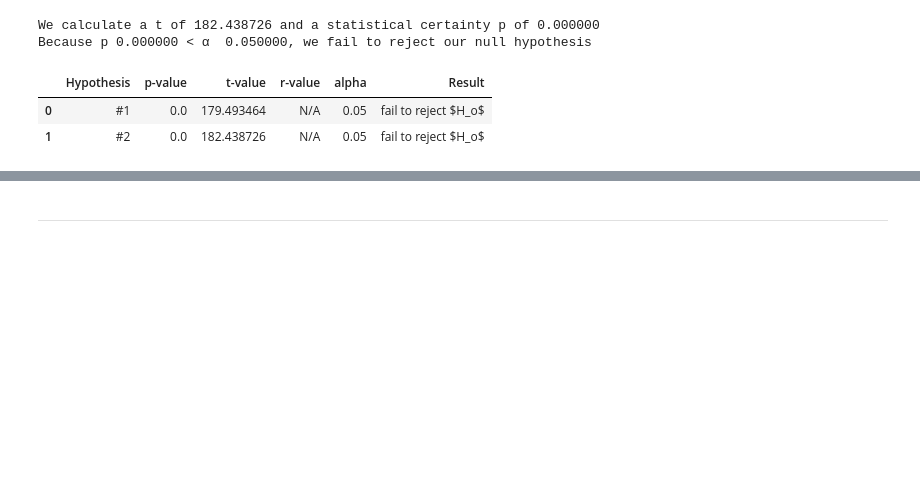
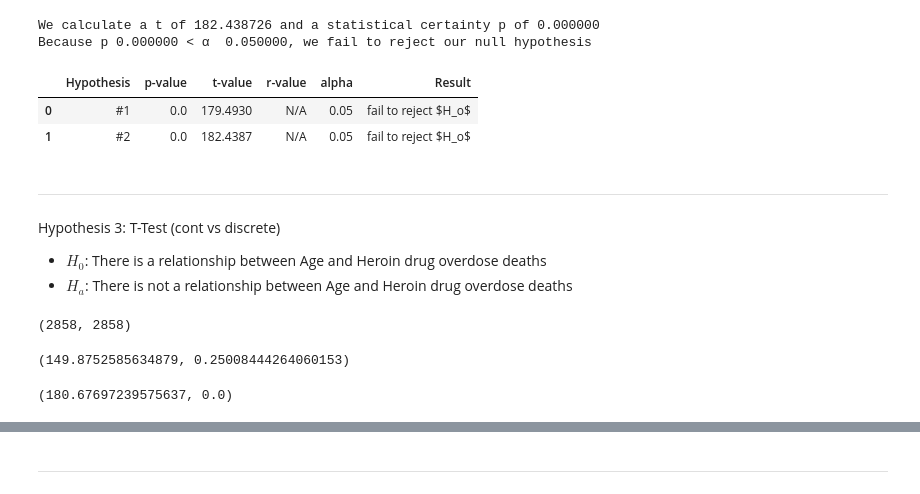
Before and after one commit to natasharivers/individual_project, a Jupyter notebook: Initial Regression Notebook.ipynb, the cells around one changed output, grey strips where cells are left out. Drawn from its saved outputs; the diff is of its cells as text; code cells hidden in the pictures; blank space fills up the shorter version.

```diff
--- a/Initial Regression Notebook.ipynb
+++ b/Initial Regression Notebook.ipynb
@@ -316,7 +316,7 @@ corr
 | White | -0.077570 | 0.018170 | -0.150437 | -0.029017 | 0.059655 | 0.053242 | -0.005827 | 0.035489 | ... |
 # %%
 #split data using od_deaths_split function from prepare file
-train, validate, test, X_train, y_train, X_validate, y_validate, X_test, y_test = prepare.od_deaths_split(df, 'Race')
+train, validate, test, X_train, y_train, X_validate, y_validate, X_test, y_test = prepare.od_deaths_split(df, 'Age')
 # %% [output]
 train -> (2858, 32)
 validate -> (1226, 32)
@@ -486,8 +483,8 @@ Because p 0.000000 < α  0.050000, we fail to reject our null hypothesis
 # %%
 hypothesis_df = pd.DataFrame(data=[{
     'Hypothesis': '#1',
-    'p-value': p,
-    't-value': t,
+    'p-value': (round(p,4)),
+    't-value': (round(t,3)),
     'r-value': 'N/A',
     'alpha': alpha,
     'Result': 'fail to reject $H_o$'
@@ -531,17 +530,41 @@ Because p 0.000000 < α  0.050000, we fail to reject our null hypothesis
 # %%
 hypothesis_df = hypothesis_df.append(
     {
     'Hypothesis': '#2',
-    'p-value': p,
-    't-value': t,
+    'p-value': (round(p,4)),
+    't-value': (round(t,4)),
     'r-value': 'N/A',
     'alpha': alpha,
     'Result': 'fail to reject $H_o$'},
     ignore_index= True
     )
 
 hypothesis_df
 # %% [output]
 |  | Hypothesis | p-value | t-value | r-value | alpha | Result |
-| 0 | #1 | 0.0 | 179.493464 | N/A | 0.05 | fail to reject $H_o$ |
-| 1 | #2 | 0.0 | 182.438726 | N/A | 0.05 | fail to reject $H_o$ |
+| 0 | #1 | 0.0 | 179.4930 | N/A | 0.05 | fail to reject $H_o$ |
+| 1 | #2 | 0.0 | 182.4387 | N/A | 0.05 | fail to reject $H_o$ |
+# %% [markdown]
+_____________________________
+# %% [markdown]
+Hypothesis 3: T-Test (cont vs discrete)
+- $H_0$: There is a relationship between Age and Heroin drug overdose deaths
+- $H_a$: There is not a relationship between Age and Heroin drug overdose deaths
+# %%
+# sample size, must be more then 30 to meet assumption
+train.Age.count(), train.Heroin.count()
+# %% [output]
+(2858, 2858)
+# %%
+#check variance
+train.Age.var(), train.Heroin.var()
+
+#this shows not equal varient
+# %% [output]
+(149.8752585634879, 0.25008444264060153)
+# %%
+#t-test on entire train set
+t, p = stats.ttest_ind(train.Age,train.Heroin, equal_var=False)
+t,p
+# %% [output]
+(180.67697239575637, 0.0)
```
Also changed, not shown: parts of 46 cells of this notebook.
